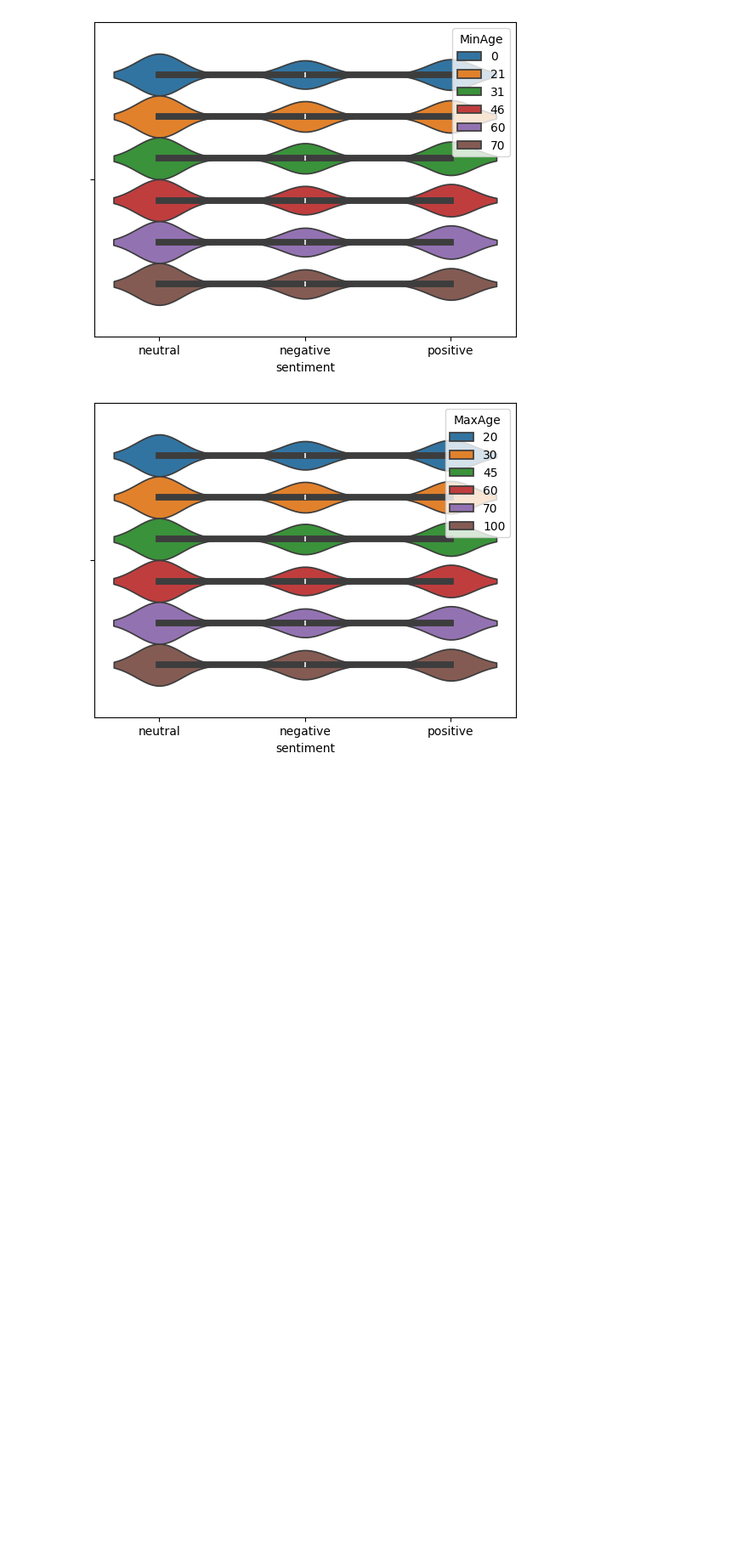
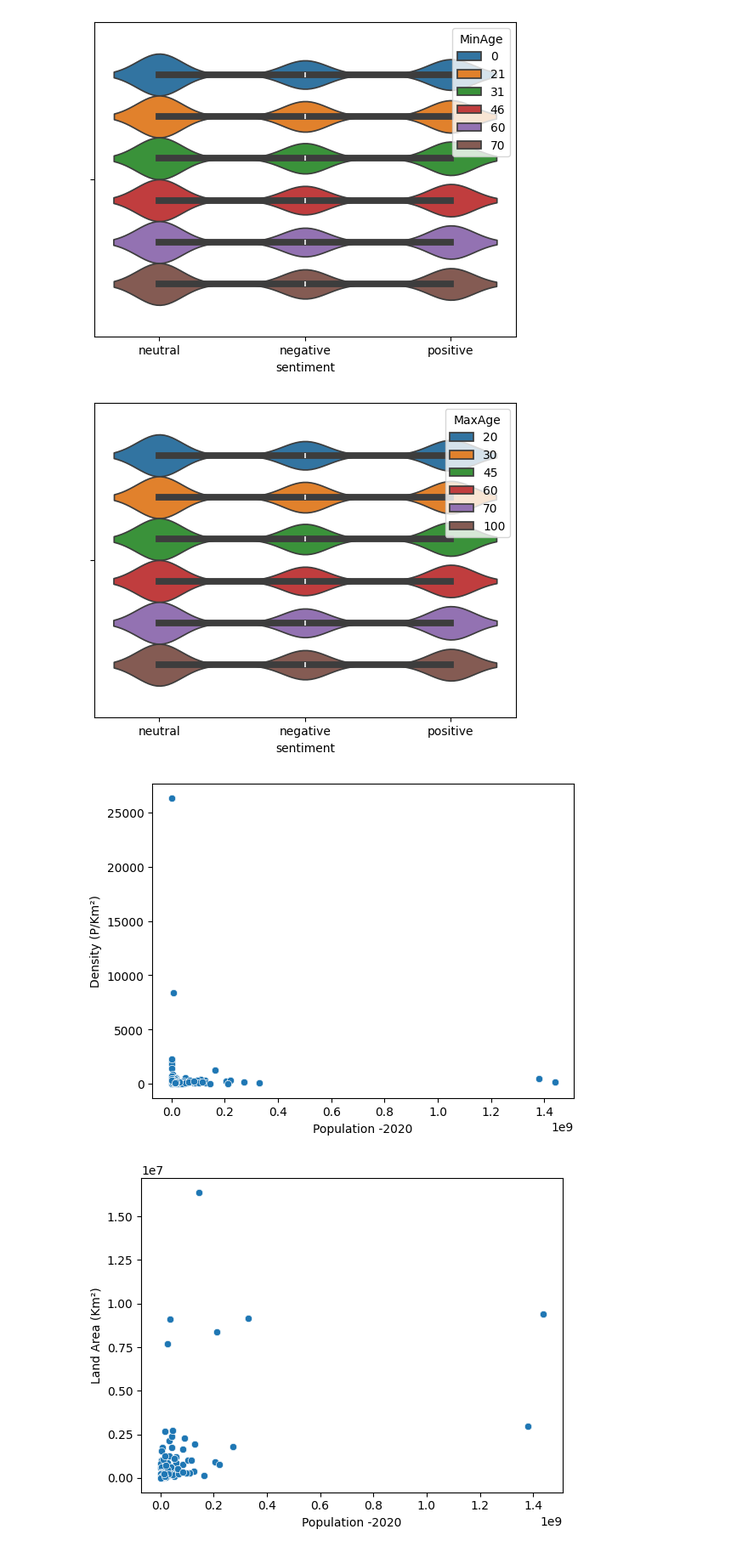
Before and after one commit to MicheleSimo/Collection_for_my_progress, a Jupyter notebook: SentimentAnalysisEDA.ipynb, the cells around one changed output. Shown at 85% size. Saved outputs shown, nothing was run; the diff lists cells and outputs as text; code cells hidden in the pictures; blank space fills up the shorter version.

```diff
--- a/SentimentAnalysisEDA.ipynb
+++ b/SentimentAnalysisEDA.ipynb
@@ -62,3 +64,11 @@ plt.show()
 9              109     46     60
 [figure]
 [figure]
+# %%
+g2 = sns.scatterplot(df_train,x="Population -2020",y="Density (P/Km²)")
+plt.show()
+g2_2 = sns.scatterplot(df_train,x="Population -2020",y="Land Area (Km²)")
+plt.show()
+# %% [output]
+[figure, added]
+[figure, added]
```
Also changed, not shown: parts of 2 cells of this notebook.
